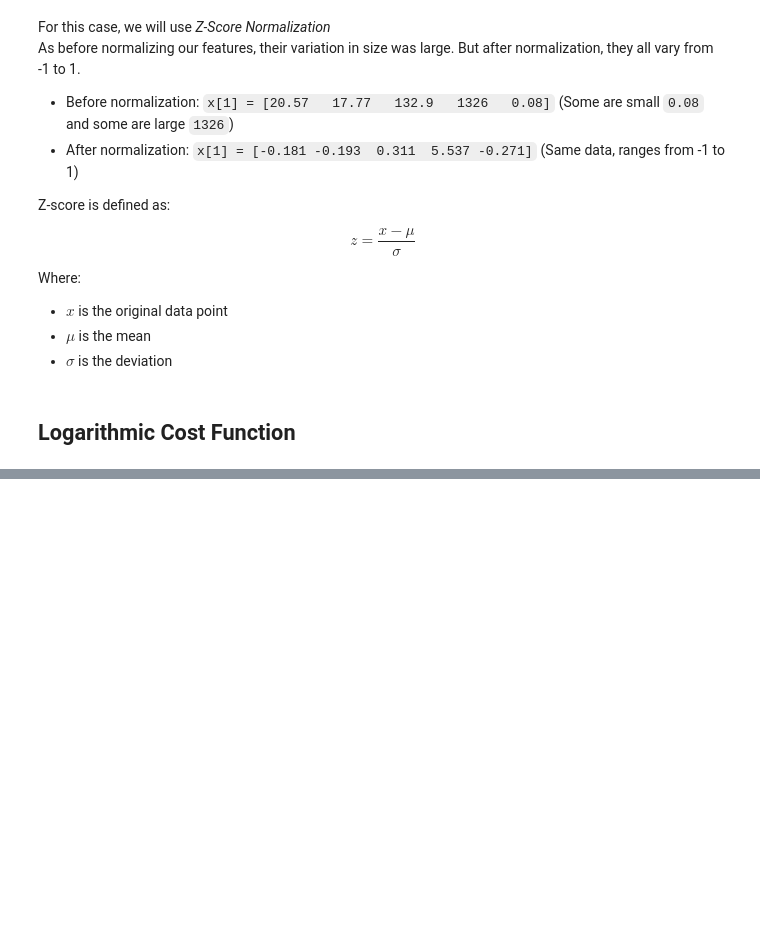
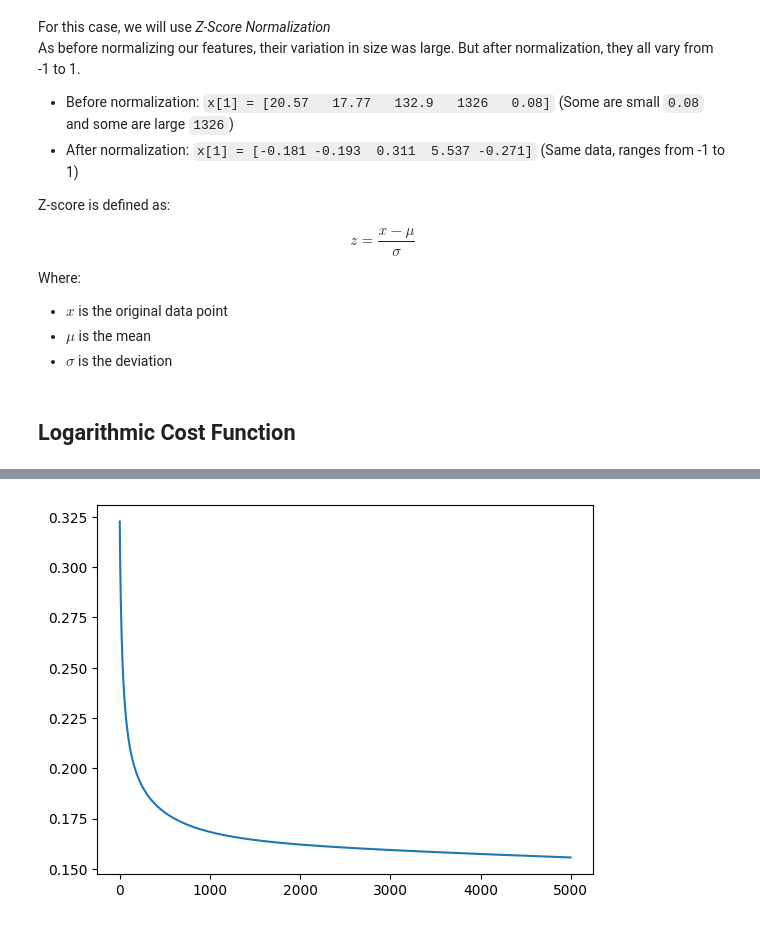
Before and after one commit to lucirie/ML-Regression-Models, a Jupyter notebook: logistic/logistic.ipynb, the cells around one changed output, grey strips where cells are left out. Cells and saved outputs as stored; diff of their text form; code cells hidden in the pictures; blank space fills up the shorter version.

Commit message:
Gradient descent function for logistic regression Fixed errors with cost function too, and tested the model

```diff
--- a/logistic/logistic.ipynb
+++ b/logistic/logistic.ipynb
@@ -100,8 +101,8 @@ And this results in a graph like such:
 The logistic model calculates the **Probability**, it's hypothesis is: "What is the propability of it being 1 or 0". An example output of a logistic model could be something like 0.78, which would mean a 78% probability of the input x being classified as 1 or "True".
 This is wonderful for **Binary Clasification**, as by simply setting a threshold (say, 0.5) the output of this model could is limited to 0 or 1. (more on this later)
 # %%
-def g(z):
-    return 1 / 1 + np.exp(-z)
+def sigmoid(z):
+    return 1 / (1 + np.exp(-z))
 # %% [markdown]
 ## Normalization of Data
 
@@ -150,9 +152,9 @@ Where:
 Notes:
 - A very small ${\epsilon}$ of ``1e-7`` is added to prevent the case of ${\log(0)}$, (which is a math error, very bad)
 # %%
-def cost(w, b, x, y, threshold):
-    f_wb = g(x @ w + b) # Sigmoid function (calculates probability)
+def cost(w, b, x, y):
+    f_wb = sigmoid(x @ w + b) # Sigmoid function (calculates probability)
     epsilon = 1e-7
     f_wb = np.clip(f_wb, epsilon, 1 - epsilon) # Limits output of f_wb to prevent -log(0)
-    err = f_wb * np.log(y + epsilon) + (1 - f_wb) * np.log(1 - y + epsilon)
+    err = y * np.log(f_wb + epsilon) + (1 - y) * np.log(1 - f_wb + epsilon)
     return -np.mean(err)
@@ -158,0 +183,25 @@ def cost(w, b, x, y, threshold):
+# %%
+def calculate_gradient(w, b, x, y, alphar, itterations):
+    err_arr = []
+    for j in range(itterations):
+        dj_dw = 0.
+        dj_db = 0.
+        for i in range(x.shape[0]):
+            f_wb = sigmoid(x[i,:] @ w + b)
+            f_wb = np.clip(f_wb, 1e-7, 1 - 1e-7)
+            dj_dw += (f_wb - y[i]) * x[i]
+            dj_db += (f_wb - y[i])
+        w = w - alphar * (dj_dw / x.shape[0])
+        b = b - alphar * (dj_db / x.shape[0])
+        ## Ignore, for visualization purposes ##
+        current_cost = cost(w, b, x, y)
+        err_arr.append(current_cost)
+        if j % 100 == 0: print(f"epoch {j} || Current Cost = {current_cost}")
+        ## Ignore, for visualization purposes ##
+
+    return w, b, err_arr
+# %%
+w = np.random.rand(30)
+b = np.random.rand(1)
+x = z_score(x_raw.values)
+w, b, err_arr = calculate_gradient(w, b, x, y, 0.5, 5000)
@@ -158,0 +226,5 @@ def cost(w, b, x, y, threshold):
+# %%
+plt.plot(range(5000), err_arr)
+plt.show()
+# %% [output]
+[figure, added]
```
Also changed, not shown: parts of 14 cells of this notebook.
